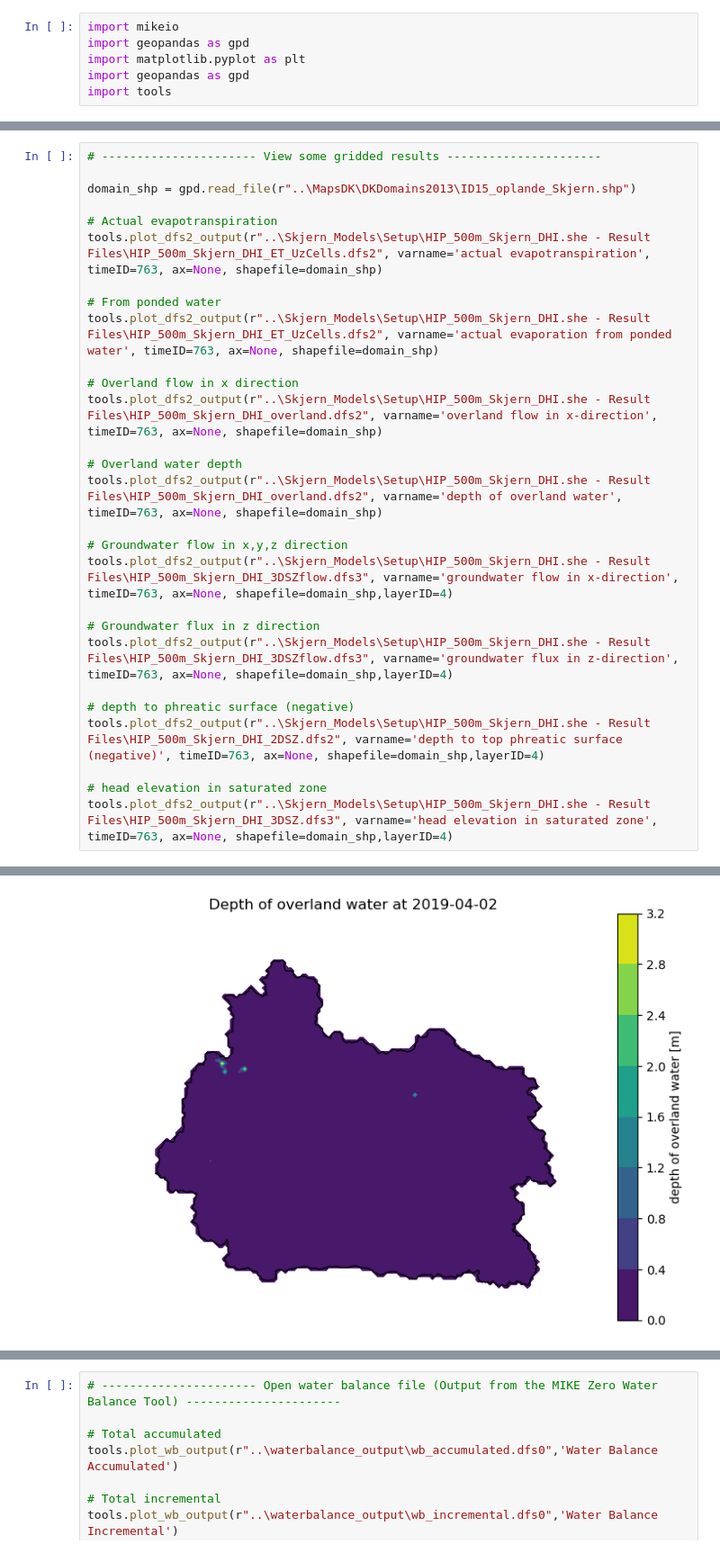
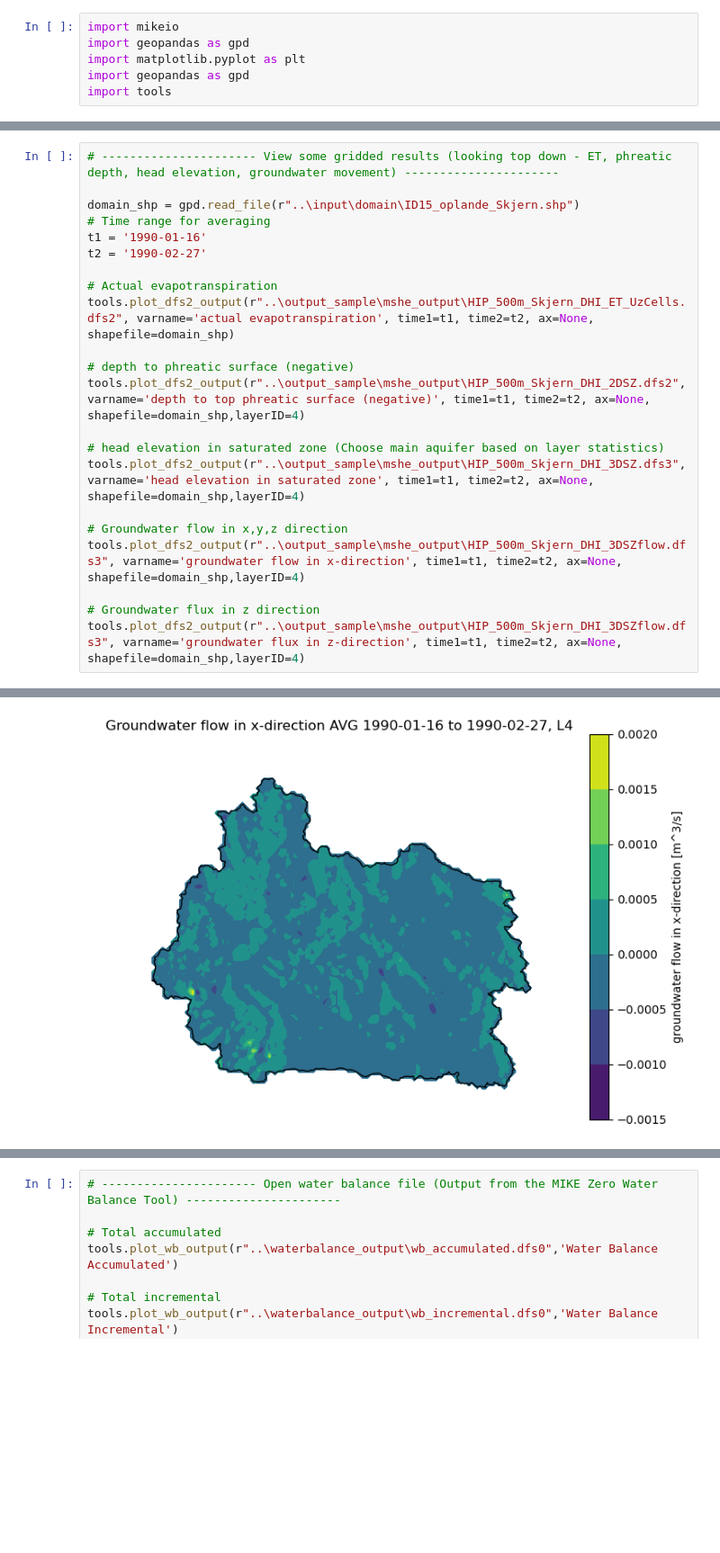
Before and after one commit to DHI/WaterBench-MIKESHE-Skjern, a Jupyter notebook: code/view_mikeshe_results.ipynb, the cells around one changed output, grey strips where cells are left out. Shown at 90% size. Drawn from its saved outputs; the diff is of its cells as text; blank space fills up the shorter version.

Commit message:
update filepaths, plot avg results instead of timestamp

```diff
--- a/code/view_mikeshe_results.ipynb
+++ b/code/view_mikeshe_results.ipynb
@@ -60,30 +58,24 @@ time: 1990-01-02 06:00:00 - 2019-12-10 06:00:00 (782 records)
 geometry: Grid3D(nz=8, ny=140, nx=180)
 # %%
-# ---------------------- View some gridded results ----------------------
+# ---------------------- View some gridded results (looking top down - ET, phreatic depth, head elevation, groundwater movement) ----------------------
 
-domain_shp = gpd.read_file(r"..\MapsDK\DKDomains2013\ID15_oplande_Skjern.shp")
+domain_shp = gpd.read_file(r"..\input\domain\ID15_oplande_Skjern.shp")
+# Time range for averaging
+t1 = '1990-01-16'
+t2 = '1990-02-27'
 
 # Actual evapotranspiration
-tools.plot_dfs2_output(r"..\Skjern_Models\Setup\HIP_500m_Skjern_DHI.she - Result Files\HIP_500m_Skjern_DHI_ET_UzCells.dfs2", varname='actual evapotranspiration', timeID=763, ax=None, shapefile=domain_shp)
+tools.plot_dfs2_output(r"..\output_sample\mshe_output\HIP_500m_Skjern_DHI_ET_UzCells.dfs2", varname='actual evapotranspiration', time1=t1, time2=t2, ax=None, shapefile=domain_shp)
 
-# From ponded water
-tools.plot_dfs2_output(r"..\Skjern_Models\Setup\HIP_500m_Skjern_DHI.she - Result Files\HIP_500m_Skjern_DHI_ET_UzCells.dfs2", varname='actual evaporation from ponded water', timeID=763, ax=None, shapefile=domain_shp)
+# depth to phreatic surface (negative)
+tools.plot_dfs2_output(r"..\output_sample\mshe_output\HIP_500m_Skjern_DHI_2DSZ.dfs2", varname='depth to top phreatic surface (negative)', time1=t1, time2=t2, ax=None, shapefile=domain_shp,layerID=4)
 
-# Overland flow in x direction
-tools.plot_dfs2_output(r"..\Skjern_Models\Setup\HIP_500m_Skjern_DHI.she - Result Files\HIP_500m_Skjern_DHI_overland.dfs2", varname='overland flow in x-direction', timeID=763, ax=None, shapefile=domain_shp)
-
-# Overland water depth
-tools.plot_dfs2_output(r"..\Skjern_Models\Setup\HIP_500m_Skjern_DHI.she - Result Files\HIP_500m_Skjern_DHI_overland.dfs2", varname='depth of overland water', timeID=763, ax=None, shapefile=domain_shp)
+# head elevation in saturated zone (Choose main aquifer based on layer statistics)
+tools.plot_dfs2_output(r"..\output_sample\mshe_output\HIP_500m_Skjern_DHI_3DSZ.dfs3", varname='head elevation in saturated zone', time1=t1, time2=t2, ax=None, shapefile=domain_shp,layerID=4)
 
 # Groundwater flow in x,y,z direction
-tools.plot_dfs2_output(r"..\Skjern_Models\Setup\HIP_500m_Skjern_DHI.she - Result Files\HIP_500m_Skjern_DHI_3DSZflow.dfs3", varname='groundwater flow in x-direction', timeID=763, ax=None, shapefile=domain_shp,layerID=4)
+tools.plot_dfs2_output(r"..\output_sample\mshe_output\HIP_500m_Skjern_DHI_3DSZflow.dfs3", varname='groundwater flow in x-direction', time1=t1, time2=t2, ax=None, shapefile=domain_shp,layerID=4)
 
 # Groundwater flux in z direction
-tools.plot_dfs2_output(r"..\Skjern_Models\Setup\HIP_500m_Skjern_DHI.she - Result Files\HIP_500m_Skjern_DHI_3DSZflow.dfs3", varname='groundwater flux in z-direction', timeID=763, ax=None, shapefile=domain_shp,layerID=4)
-
-# depth to phreatic surface (negative)
-tools.plot_dfs2_output(r"..\Skjern_Models\Setup\HIP_500m_Skjern_DHI.she - Result Files\HIP_500m_Skjern_DHI_2DSZ.dfs2", varname='depth to top phreatic surface (negative)', timeID=763, ax=None, shapefile=domain_shp,layerID=4)
-
-# head elevation in saturated zone
-tools.plot_dfs2_output(r"..\Skjern_Models\Setup\HIP_500m_Skjern_DHI.she - Result Files\HIP_500m_Skjern_DHI_3DSZ.dfs3", varname='head elevation in saturated zone', timeID=763, ax=None, shapefile=domain_shp,layerID=4)
+tools.plot_dfs2_output(r"..\output_sample\mshe_output\HIP_500m_Skjern_DHI_3DSZflow.dfs3", varname='groundwater flux in z-direction', time1=t1, time2=t2, ax=None, shapefile=domain_shp,layerID=4)
 # %% [output]
@@ -94 +86 @@ tools.plot_dfs2_output(r"..\Skjern_Models\Setup\HIP_500m_Skjern_DHI.she - Result
-[figure, old version]
+[figure, new version]
```
Also changed, not shown: parts of 5 cells of this notebook, 1 other file.
